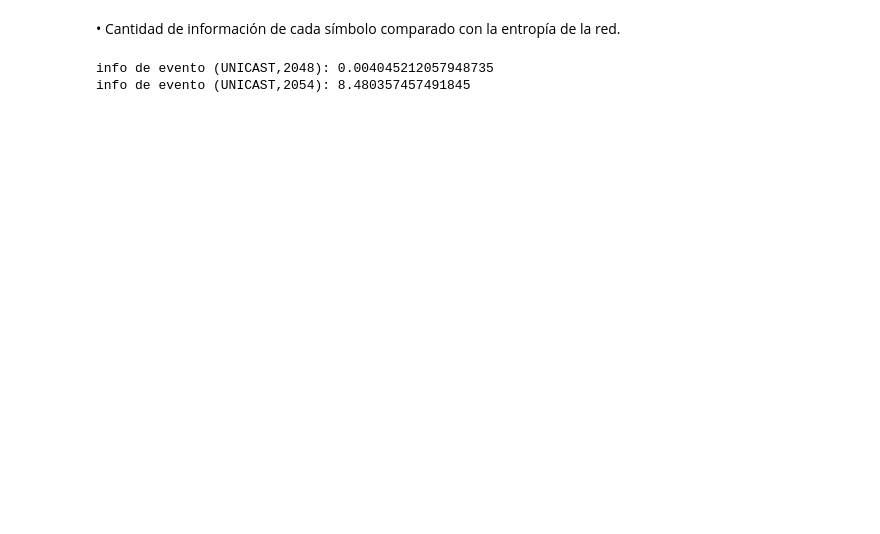
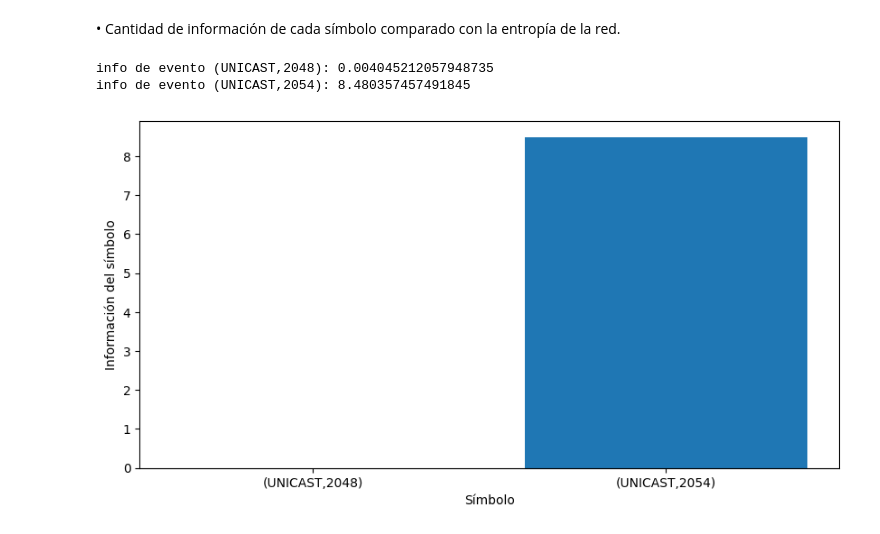
Before and after one commit to pdbruno/redes-tp1, a Jupyter notebook: experimentacion.ipynb, the cells around one changed output. Saved outputs shown, nothing was run; the diff lists cells and outputs as text; code cells hidden in the pictures; blank space fills up the shorter version.

Commit message:
falta mejorar el grafico de info por evento

```diff
--- a/experimentacion.ipynb
+++ b/experimentacion.ipynb
@@ -52,10 +80,27 @@ entropia: 0.027778886345163643
 # %% [markdown]
 • Cantidad de información de cada símbolo comparado con la entropía de la red.
 # %%
+labels = []
+data = []
+
 for ((dire, proto), count) in S1.items():
   print(f'info de evento ({dire},{proto}): {info((dire, proto), S1)}')
+  labels.append(f'({dire},{proto})')
+  data.append(info((dire, proto), S1))
+
+
+fig = plt.figure(figsize = (10, 5))
+
+# creating the bar plot
+plt.bar(labels, data)
+
+plt.xlabel("Símbolo")
+plt.ylabel("Información del símbolo")
+#plt.title("Students enrolled in different courses")
+plt.show()
 
 #a que se referirá con "comparado con"?? desconozco
 # %% [output]
 info de evento (UNICAST,2048): 0.004045212057948735
 info de evento (UNICAST,2054): 8.480357457491845
+[figure, added]
```
Also changed, not shown: parts of 7 cells of this notebook.
